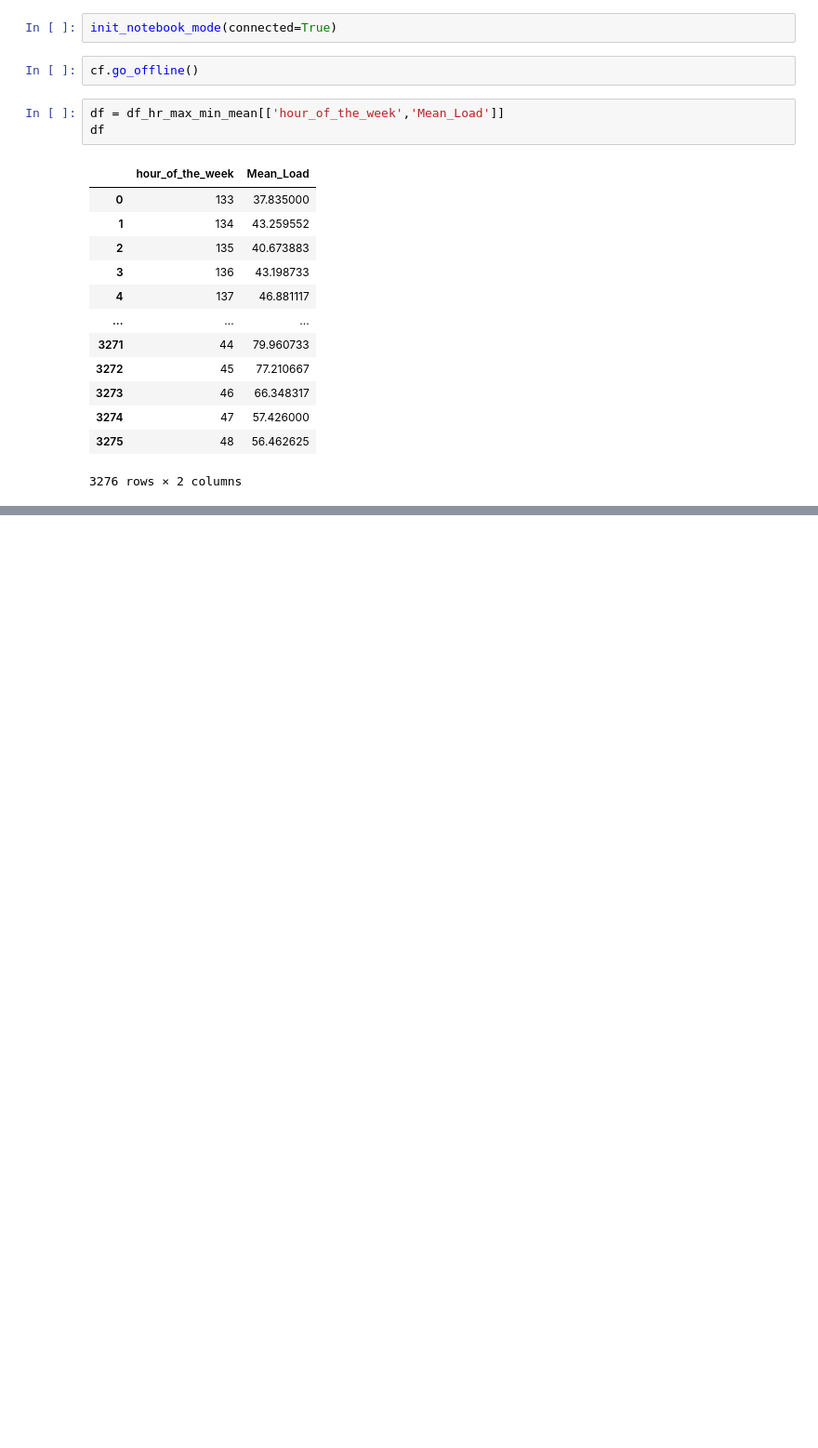
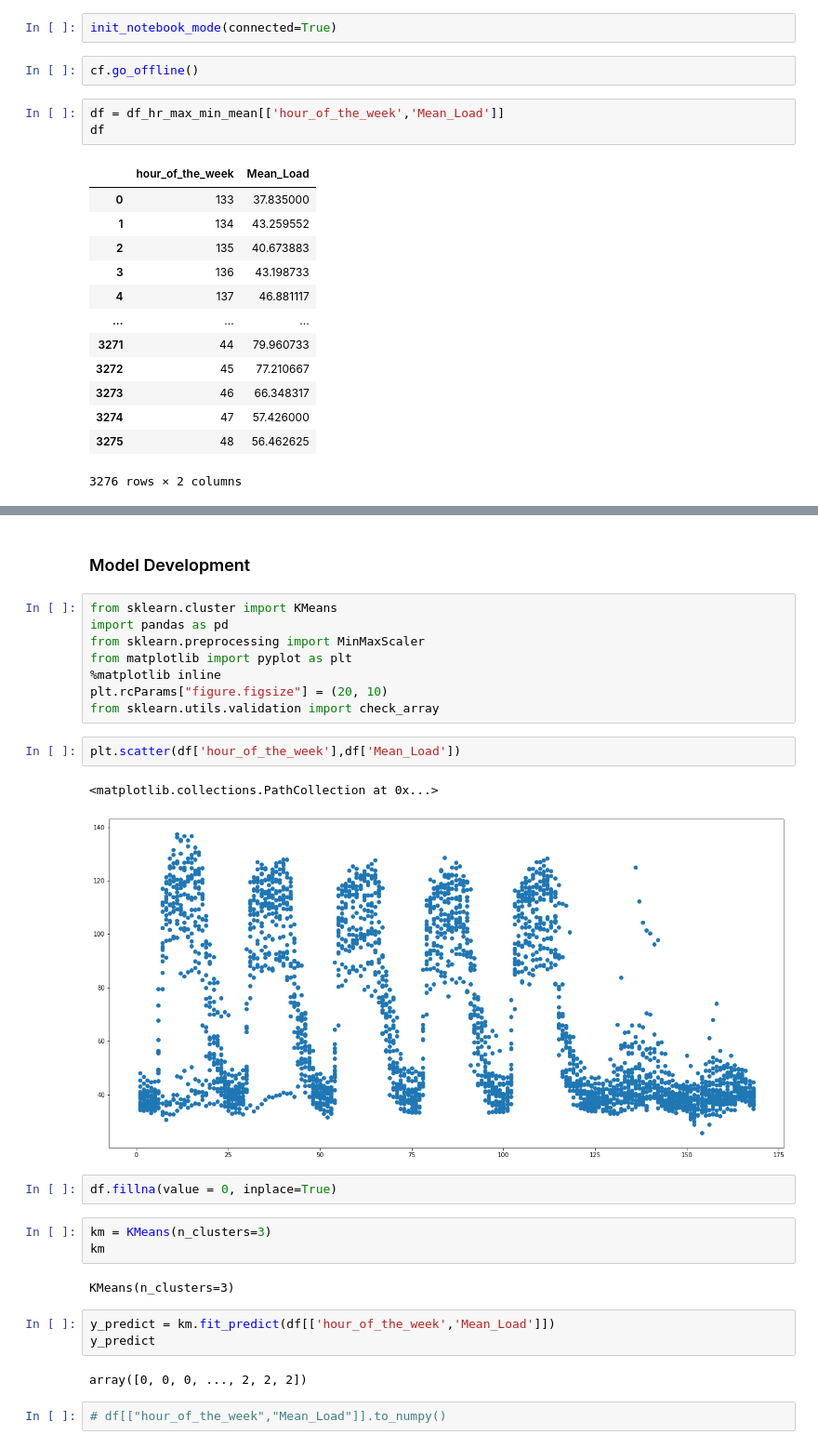
Before and after one commit to Tobi-DataDetective/Energy_Load_Profile_Classification, a Jupyter notebook: script.ipynb, the cells around one changed output, grey strips where cells are left out. Shown at 93% size. Drawn from its saved outputs; the diff is of its cells as text; blank space fills up the shorter version.

Commit message:
model development elbow count kmeans

```diff
--- a/script.ipynb
+++ b/script.ipynb
@@ -202,3 +202,32 @@ df.iplot()
 df.iplot(kind='bar', x='hour_of_the_week',y='Mean_Load')
 # %% [output]
 [interactive output not drawn]
+# %% [markdown]
+### Model Development
+# %%
+from sklearn.cluster import KMeans
+import pandas as pd
+from sklearn.preprocessing import MinMaxScaler
+from matplotlib import pyplot as plt
+%matplotlib inline
+plt.rcParams["figure.figsize"] = (20, 10)
+from sklearn.utils.validation import check_array
+# %%
+plt.scatter(df['hour_of_the_week'],df['Mean_Load'])
+# %% [output]
+<matplotlib.collections.PathCollection at 0x...>
+[figure, added]
+# %%
+df.fillna(value = 0, inplace=True)
+# %%
+km = KMeans(n_clusters=3)
+km
+# %% [output]
+KMeans(n_clusters=3)
+# %%
+y_predict = km.fit_predict(df[['hour_of_the_week','Mean_Load']])
+y_predict
+# %% [output]
+array([0, 0, 0, ..., 2, 2, 2])
+# %%
+# df[["hour_of_the_week","Mean_Load"]].to_numpy()
```
Also changed, not shown: parts of 11 cells of this notebook.
